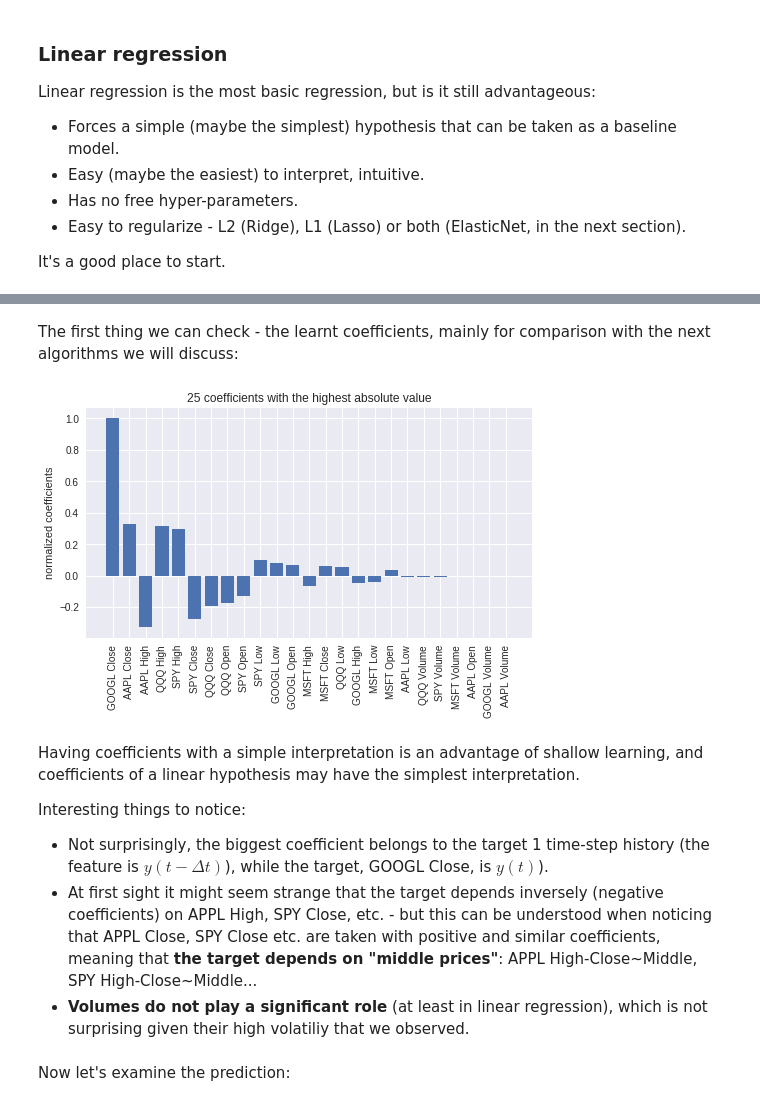
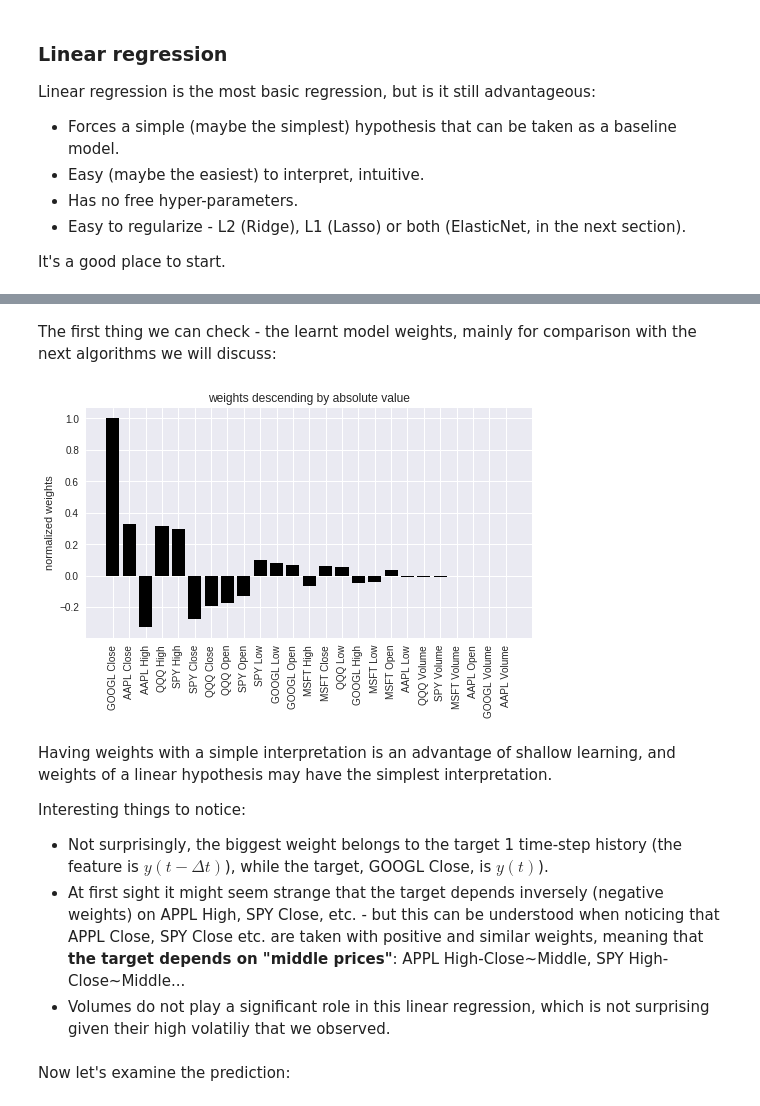
Before and after one commit to Ozziko/AlgoTradingAI, a Jupyter notebook: Oz_Livneh_Algo_Trading_AI.ipynb, the cells around one changed output, grey strips where cells are left out. Drawn from its saved outputs; the diff is of its cells as text; code cells hidden in the pictures.

```diff
--- a/Oz_Livneh_Algo_Trading_AI.ipynb
+++ b/Oz_Livneh_Algo_Trading_AI.ipynb
@@ -645,6 +645,6 @@ Linear regression is the most basic regression, but is it still advantageous:
 
 It's a good place to start.
 # %%
-regression_obj=OzML.regression_shallow(train_test_split_obj)
-regression_obj.train_skLinearRegression()
+lin_regression_obj=OzML.regression_shallow(train_test_split_obj)
+lin_regression_obj.train_skLinearRegression()
 # %% [output]
@@ -653,16 +653,18 @@ regression_obj.train_skLinearRegression()
 # %% [markdown]
-The first thing we can check - the learnt coefficients, mainly for comparison with the next algorithms we will discuss:
+The first thing we can check - the learnt model weights, mainly for comparison with the next algorithms we will discuss:
-# %%
-regression_obj.visualize_coeff(max_coeff_to_show=25,attribute_names_list=attribute_names_list)
-# %% [output]
-[figure, removed]
+# %%
+OzML.visualize_weights(lin_regression_obj.regressor.coef_,
+                     max_coeff_to_show=0,
+                     attribute_names_list=attribute_names_list,color='k')
+# %% [output]
+[figure, added]
 # %% [markdown]
-Having coefficients with a simple interpretation is an advantage of shallow learning, and coefficients of a linear hypothesis may have the simplest interpretation.
+Having weights with a simple interpretation is an advantage of shallow learning, and weights of a linear hypothesis may have the simplest interpretation.
 
 Interesting things to notice:
-* Not surprisingly, the biggest coefficient belongs to the target 1 time-step history (the feature is $y(t-\Delta t)$), while the target, GOOGL Close, is $y(t)$).
-* At first sight it might seem strange that the target depends inversely (negative coefficients) on APPL High, SPY Close, etc. - but this can be understood when noticing that APPL Close, SPY Close etc. are taken with positive and similar coefficients, meaning that **the target depends on "middle prices"**: APPL High-Close~Middle, SPY High-Close~Middle...
-* **Volumes do not play a significant role** (at least in linear regression), which is not surprising given their high volatiliy that we observed.
+* Not surprisingly, the biggest weight belongs to the target 1 time-step history (the feature is $y(t-\Delta t)$), while the target, GOOGL Close, is $y(t)$).
+* At first sight it might seem strange that the target depends inversely (negative weights) on APPL High, SPY Close, etc. - but this can be understood when noticing that APPL Close, SPY Close etc. are taken with positive and similar weights, meaning that **the target depends on "middle prices"**: APPL High-Close~Middle, SPY High-Close~Middle...
+* Volumes do not play a significant role in this linear regression, which is not surprising given their high volatiliy that we observed.
 # %% [markdown]
 Now let's examine the prediction:
 # %%
```
Also changed, not shown: parts of 40 cells of this notebook.
